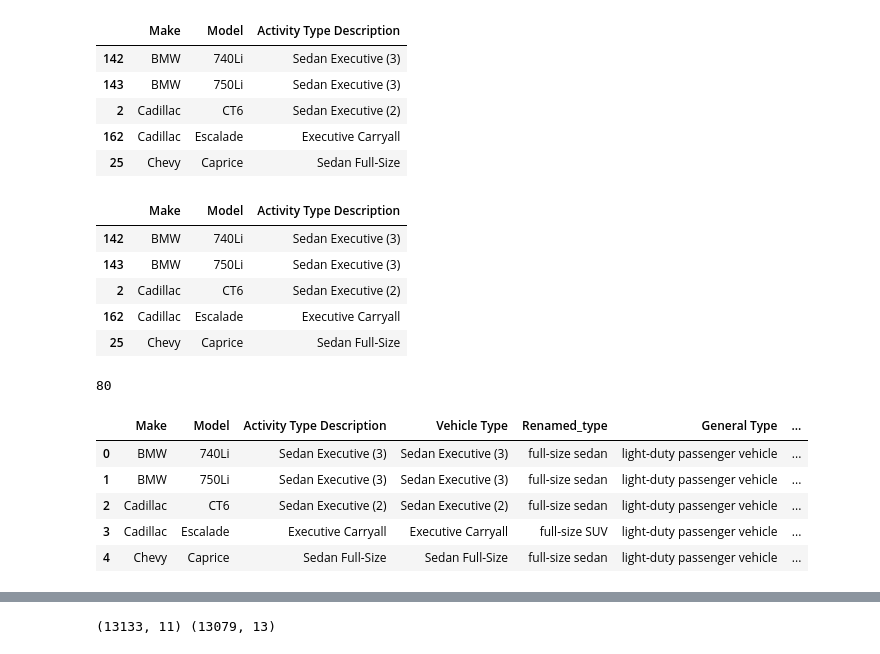
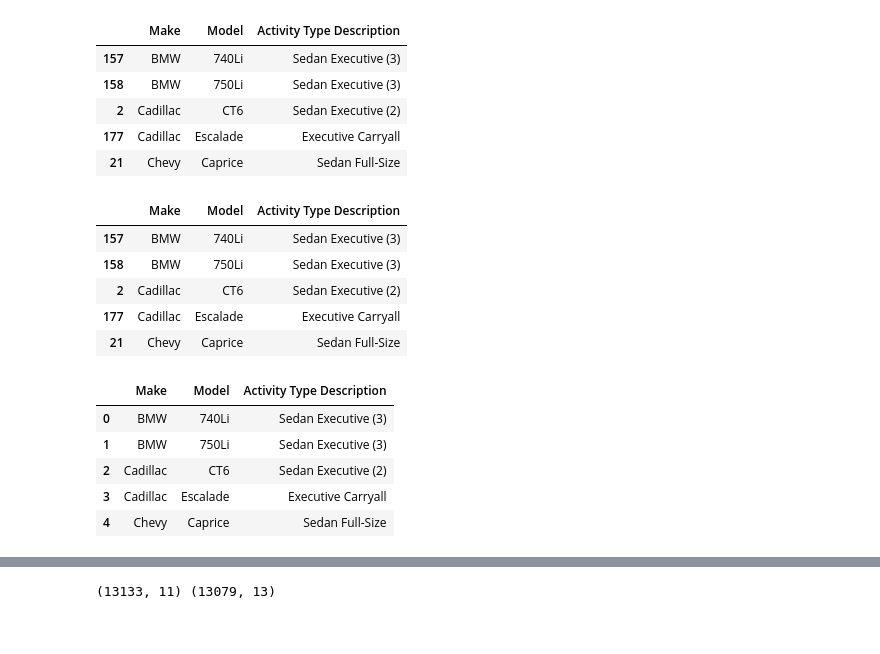
Before and after one commit to AlexWangVT/fleet_modeling, a Jupyter notebook: scripts/formal_analysis/vehicle_classification.ipynb, the cells around one changed output, grey strips where cells are left out. Cells and saved outputs as stored; diff of their text form; code cells hidden in the pictures.

```diff
--- a/scripts/formal_analysis/vehicle_classification.ipynb
+++ b/scripts/formal_analysis/vehicle_classification.ipynb
@@ -74,11 +152,11 @@ print(types_not_in_retired) # ["D Van 12' Hyd. Tailg", 'Re-lamper Truck, 4x', 'C
 # %%
-activity_make_model_df = activity_make_model_match(retired_vehicle_df)
-activity_make_model_df.head()
+# activity_make_model_df = activity_make_model_match(retired_vehicle_df)
+# activity_make_model_df.head()
 # %% [output]
 |  | Make | Model | Activity Type Description |
-| 142 | BMW | 740Li | Sedan Executive (3) |
-| 143 | BMW | 750Li | Sedan Executive (3) |
+| 157 | BMW | 740Li | Sedan Executive (3) |
+| 158 | BMW | 750Li | Sedan Executive (3) |
 | 2 | Cadillac | CT6 | Sedan Executive (2) |
-| 162 | Cadillac | Escalade | Executive Carryall |
-| 25 | Chevy | Caprice | Sedan Full-Size |
+| 177 | Cadillac | Escalade | Executive Carryall |
+| 21 | Chevy | Caprice | Sedan Full-Size |
 # %%
@@ -86,41 +164,40 @@ activity_make_model_df.head()
 # output_path = '../../results/activity_make_model.xlsx'
 # activity_make_model_df.to_excel(output_path, index=False)
 # %%
-# There are only 80 types here rather than 89 because we dropped the null makes and models
-activity_make_model_df['Activity Type Description'].nunique()
-activity_make_model_df.head()
+# # There are only 80 types here rather than 89 because we dropped the null makes and models
+# activity_make_model_df['Activity Type Description'].nunique()
+# activity_make_model_df.head()
 # %% [output]
 |  | Make | Model | Activity Type Description |
-| 142 | BMW | 740Li | Sedan Executive (3) |
-| 143 | BMW | 750Li | Sedan Executive (3) |
+| 157 | BMW | 740Li | Sedan Executive (3) |
+| 158 | BMW | 750Li | Sedan Executive (3) |
 | 2 | Cadillac | CT6 | Sedan Executive (2) |
-| 162 | Cadillac | Escalade | Executive Carryall |
-| 25 | Chevy | Caprice | Sedan Full-Size |
+| 177 | Cadillac | Escalade | Executive Carryall |
+| 21 | Chevy | Caprice | Sedan Full-Size |
 # %%
-# Classify vehicles based on make, model, and activity type, join the two dataframes: vehicle_type_df and retired_vehicle_df
-# use inner_join here
-def classify_vehicle_type(vehicle_type_df, retired_vehicle_df):
-    df = vehicle_type_df.iloc[:, :-2]
-    df = df.drop(columns=['Vehicle Type', 'Renamed_type'], axis=1)
-    # join the two dataframes
-    df1 = pd.merge(retired_vehicle_df, df, on=['Make', 'Model', 'Activity Type Description'], how='inner')
+# # Classify vehicles based on make, model, and activity type, join the two dataframes: vehicle_type_df and retired_vehicle_df
+# # use inner_join here
+# def classify_vehicle_type(vehicle_type_df, retired_vehicle_df):
+#     df = vehicle_type_df.iloc[:, :-2]
+#     df = df.drop(columns=['Vehicle Type', 'Renamed_type'], axis=1)
+#     # join the two dataframes
+#     df1 = pd.merge(retired_vehicle_df, df, on=['Make', 'Model', 'Activity Type Description'], how='inner')
 
-    return df1
+#     return df1
 
 
-# The number of unique vehicle types here is 84 which is more than the number of unique vehicle types in the activity_make_model_df because we add those 4 which are not included in the retired vehicles
-data_path = '../../results/activity_make_model.xlsx'
-vehicle_type_df = pd.read_excel(data_path)
-merge_df = classify_vehicle_type(vehicle_type_df, retired_vehicle_df)
-print(merge_df['Activity Type Description'].nunique())
-vehicle_type_df.head()
+# # The number of unique vehicle types here is 84 which is more than the number of unique vehicle types in the activity_make_model_df because we add those 4 which are not included in the retired vehicles
+# data_path = '../../results/activity_make_model.xlsx'
+# vehicle_type_df = pd.read_excel(data_path)
+# vehicle_type_df.head()
+# # merge_df = classify_vehicle_type(vehicle_type_df, retired_vehicle_df)
+# # print(merge_df['Activity Type Description'].nunique())
 # %% [output]
-80
-|  | Make | Model | Activity Type Description | Vehicle Type | Renamed_type | General Type | ... |
-| 0 | BMW | 740Li | Sedan Executive (3) | Sedan Executive (3) | full-size sedan | light-duty passenger vehicle | ... |
-| 1 | BMW | 750Li | Sedan Executive (3) | Sedan Executive (3) | full-size sedan | light-duty passenger vehicle | ... |
-| 2 | Cadillac | CT6 | Sedan Executive (2) | Sedan Executive (2) | full-size sedan | light-duty passenger vehicle | ... |
-| 3 | Cadillac | Escalade | Executive Carryall | Executive Carryall | full-size SUV | light-duty passenger vehicle | ... |
-| 4 | Chevy | Caprice | Sedan Full-Size | Sedan Full-Size | full-size sedan | light-duty passenger vehicle | ... |
+|  | Make | Model | Activity Type Description |
+| 0 | BMW | 740Li | Sedan Executive (3) |
+| 1 | BMW | 750Li | Sedan Executive (3) |
+| 2 | Cadillac | CT6 | Sedan Executive (2) |
+| 3 | Cadillac | Escalade | Executive Carryall |
+| 4 | Chevy | Caprice | Sedan Full-Size |
 # %%
 # merge activity_make_model matched data with the raw fleet data to check how many vehicles are in each type
```
Also changed, not shown: parts of 24 cells of this notebook, 7 other files.
